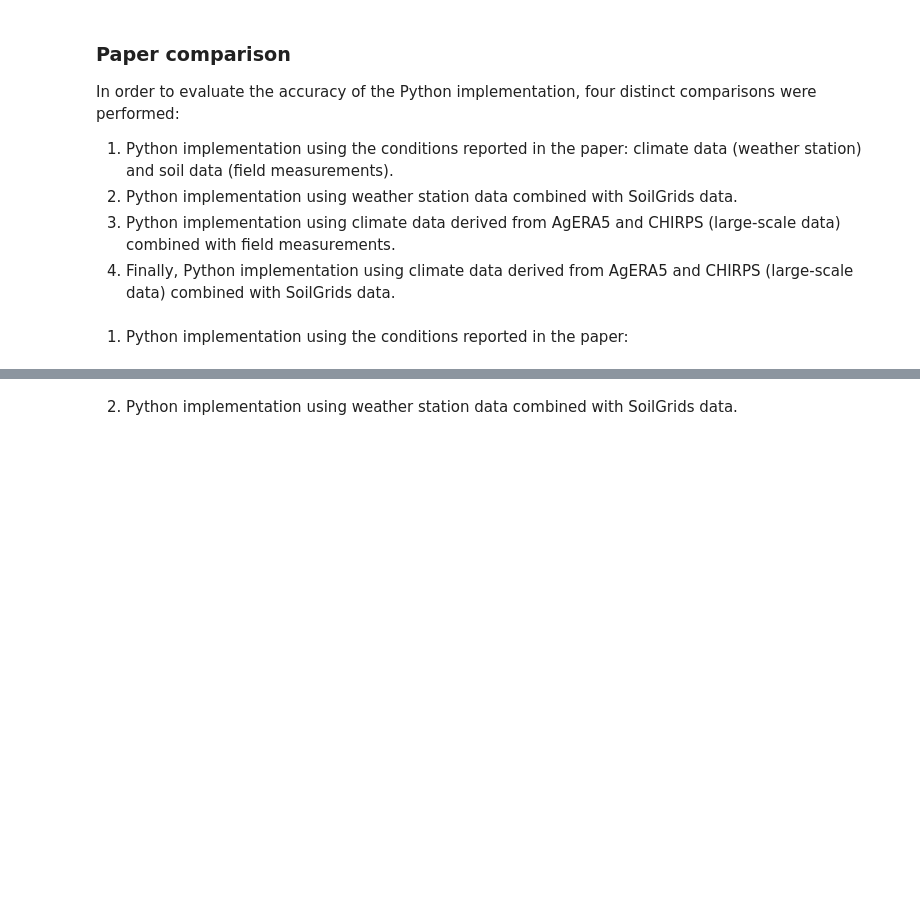
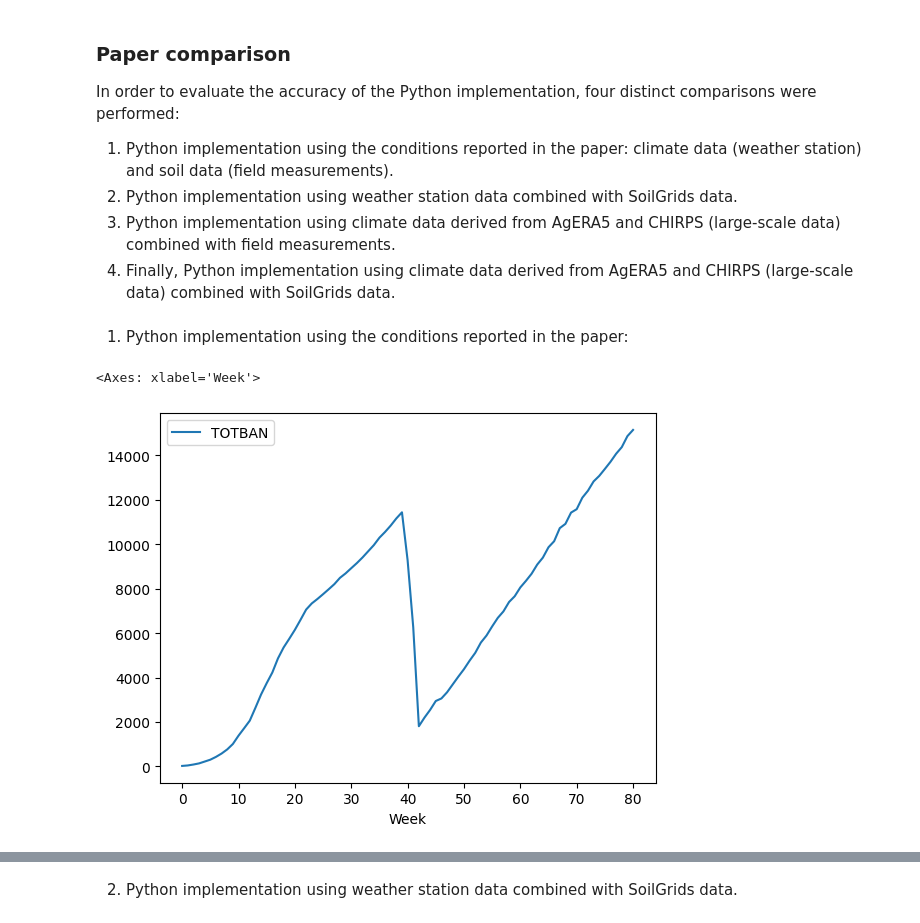
Before and after one commit to anaguilarar/WeatherSoilDataProcessor, a Jupyter notebook: google_colab_examples/banana_n_spatial_crop_simulation_pixel.ipynb, the cells around one changed output, grey strips where cells are left out. Drawn from its saved outputs; the diff is of its cells as text; code cells hidden in the pictures; blank space fills up the shorter version.

```diff
--- a/google_colab_examples/banana_n_spatial_crop_simulation_pixel.ipynb
+++ b/google_colab_examples/banana_n_spatial_crop_simulation_pixel.ipynb
@@ -195,25 +260,28 @@ In order to evaluate the accuracy of the Python implementation, four distinct co
 # %%
 from crop_modeling.banana_n.base import BANANAField, soil_initial_conditions, banana_cycle_weekly_weather
 from datetime import datetime, timedelta
 
 
 
 ferti_mock = [{'application': False, 'q_org': 0.0, 'min_f': 0.0} for _ in range(nbweeks)]
-papersweather = pd.read_csv("bananan_guadalupe/weather_80_weeks.csv")
+papersweather = pd.read_csv("/content/bananan_guadalupe/weather_80_weeks.csv")
 papersweather = papersweather.to_dict(orient='records')
 
 paper_soil_values = {'wsol1': 184.8,
  'wsol2': 197.4,
  'son': 9923.077,
  'smn_depth1': 70.96154,
  'smn_depth2': 50.44038}
 
 densite = 1300
 nban = 40
 
 modelsoilpaper = BANANAField(nban=nban, density= densite, init_soil_parameters=paper_soil_values)
 bananacycle = modelsoilpaper.simulate(nb_weeks = nbweeks, weather_data = papersweather, ferti_schedule = ferti_mock)
 dfcycle = pd.DataFrame(bananacycle)
 
 dfcycle['TOTBAN'] = (dfcycle['Avg_Bioamass_g_mat'] / 1000) * densite
 dfcycle.plot('Week', 'TOTBAN')
+# %% [output]
+<Axes: xlabel='Week'>
+[figure, added]
```
Also changed, not shown: parts of 25 cells of this notebook.
